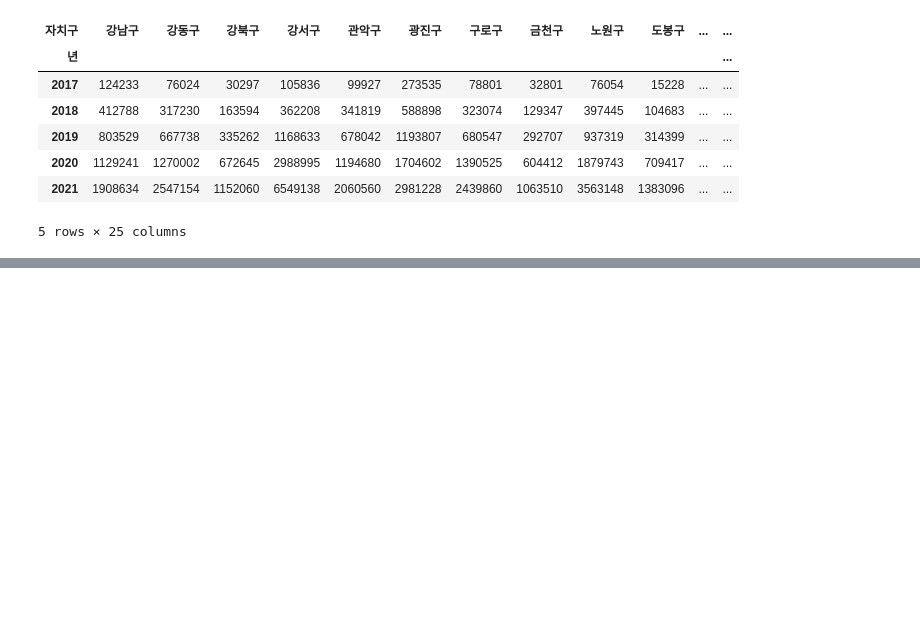
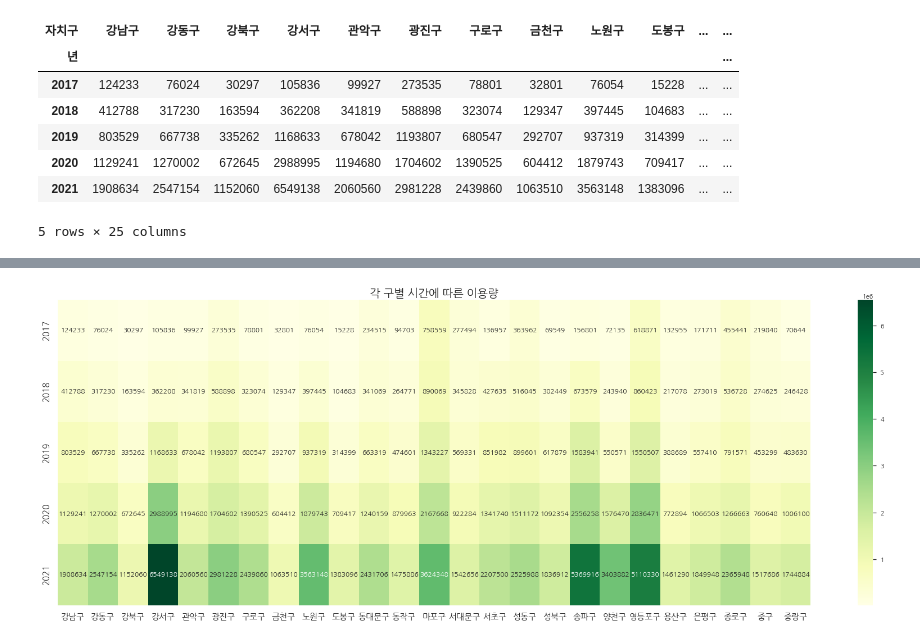
Before and after one commit to ihobbang250/custom_repo, a Jupyter notebook: main2.ipynb, the cells around one changed output, grey strips where cells are left out. Drawn from its saved outputs; the diff is of its cells as text; code cells hidden in the pictures; blank space fills up the shorter version.

```diff
--- a/main2.ipynb
+++ b/main2.ipynb
@@ -617,9 +603,11 @@ Pvt_Use.head()
 # %%
 plt.figure(figsize = (30 , 10))
-ax1 = sns.heatmap(Pvt_Compare, cbar = True, annot = True, cmap = 'YlGn')
-plt.title('각 구별 대여소 대비 이용량', fontsize = 20)
+ax1 = sns.heatmap(Pvt_Use, cbar = True, annot = True, cmap = 'YlGn', fmt = 'd')
+plt.title('각 구별 시간에 따른 이용량', fontsize = 20)
 plt.xticks(fontsize = 15)
 plt.yticks(fontsize = 15)
 plt.xlabel('')
 plt.ylabel('')
 plt.show()
+# %% [output]
+[figure, added]
```
Also changed, not shown: parts of 1 cell of this notebook.
